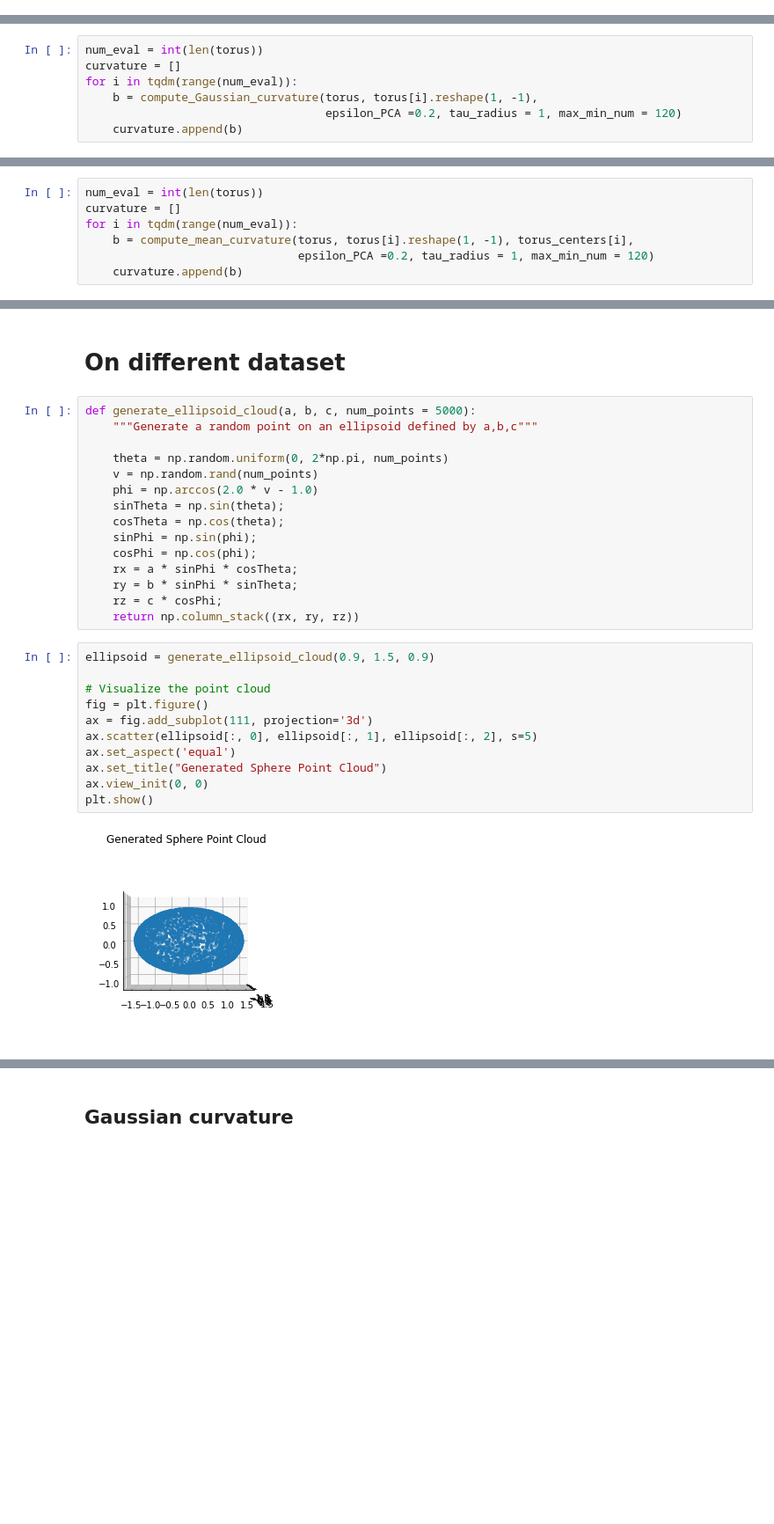
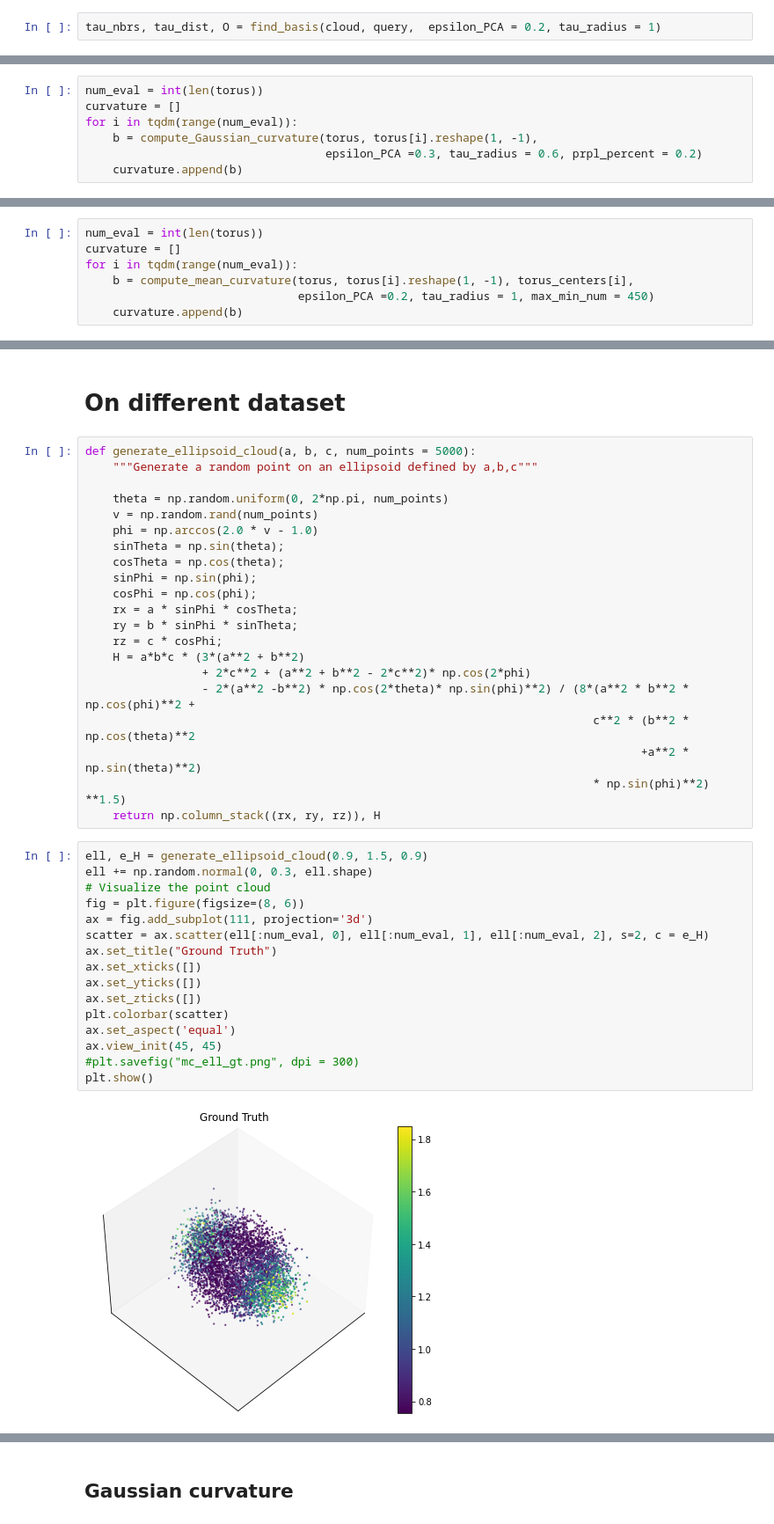
Before and after one commit to ZhangKaly/Principal-Curvature, a Jupyter notebook: notebooks/9.0-kz-all-curvatures.ipynb, the cells around one changed output, grey strips where cells are left out. Shown at 88% size. Drawn from its saved outputs; the diff is of its cells as text; blank space fills up the shorter version.

```diff
--- a/notebooks/9.0-kz-all-curvatures.ipynb
+++ b/notebooks/9.0-kz-all-curvatures.ipynb
@@ -111,0 +93,2 @@ def find_basis_align_normal(point_cloud, x, center, extrin_dim = 3, epsilon_PCA
+# %%
+tau_nbrs, tau_dist, O = find_basis(cloud, query,  epsilon_PCA = 0.2, tau_radius = 1)
@@ -163,7 +167,7 @@ num_eval = int(len(torus))
 curvature = []
 for i in tqdm(range(num_eval)):
     b = compute_Gaussian_curvature(torus, torus[i].reshape(1, -1),
-                                   epsilon_PCA =0.2, tau_radius = 1, max_min_num = 120)
+                                   epsilon_PCA =0.3, tau_radius = 0.6, prpl_percent = 0.2)
     curvature.append(b)
 # %%
 v = np.array(curvature).T
@@ -186,7 +239,7 @@ num_eval = int(len(torus))
 curvature = []
 for i in tqdm(range(num_eval)):
     b = compute_mean_curvature(torus, torus[i].reshape(1, -1), torus_centers[i],
-                               epsilon_PCA =0.2, tau_radius = 1, max_min_num = 120)
+                               epsilon_PCA =0.2, tau_radius = 1, max_min_num = 450)
     curvature.append(b)
 # %%
 v = np.array(curvature).T
@@ -217,17 +296,28 @@ def generate_ellipsoid_cloud(a, b, c, num_points = 5000):
     rx = a * sinPhi * cosTheta;
     ry = b * sinPhi * sinTheta;
     rz = c * cosPhi;
-    return np.column_stack((rx, ry, rz))
+    H = a*b*c * (3*(a**2 + b**2)
+                 + 2*c**2 + (a**2 + b**2 - 2*c**2)* np.cos(2*phi)
+                 - 2*(a**2 -b**2) * np.cos(2*theta)* np.sin(phi)**2) / (8*(a**2 * b**2 * np.cos(phi)**2 +
+                                                                          c**2 * (b**2 * np.cos(theta)**2
+                                                                                 +a**2 * np.sin(theta)**2)
+                                                                          * np.sin(phi)**2) **1.5)
+    return np.column_stack((rx, ry, rz)), H
 # %%
-ellipsoid = generate_ellipsoid_cloud(0.9, 1.5, 0.9)
-
+ell, e_H = generate_ellipsoid_cloud(0.9, 1.5, 0.9)
+ell += np.random.normal(0, 0.3, ell.shape)
 # Visualize the point cloud
-fig = plt.figure()
+fig = plt.figure(figsize=(8, 6))
 ax = fig.add_subplot(111, projection='3d')
-ax.scatter(ellipsoid[:, 0], ellipsoid[:, 1], ellipsoid[:, 2], s=5)
+scatter = ax.scatter(ell[:num_eval, 0], ell[:num_eval, 1], ell[:num_eval, 2], s=2, c = e_H)
+ax.set_title("Ground Truth")
+ax.set_xticks([])
+ax.set_yticks([])
+ax.set_zticks([])
+plt.colorbar(scatter)
 ax.set_aspect('equal')
-ax.set_title("Generated Sphere Point Cloud")
-ax.view_init(0, 0)
+ax.view_init(45, 45)
+#plt.savefig("mc_ell_gt.png", dpi = 300)
 plt.show()
 # %% [output]
-[figure, old version]
+[figure, new version]
```
Also changed, not shown: parts of 32 cells of this notebook, 32 other files.
